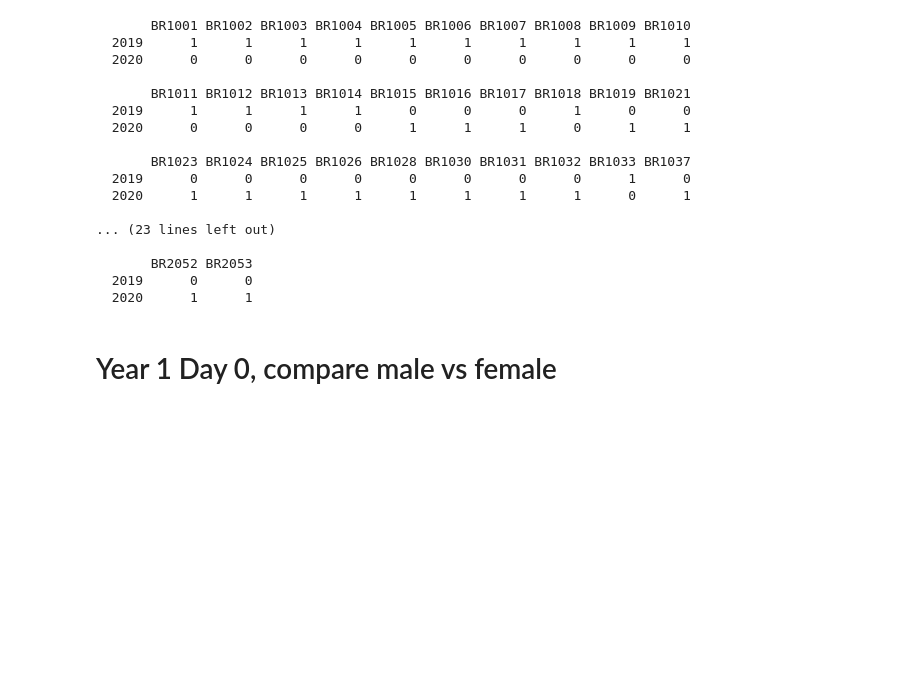
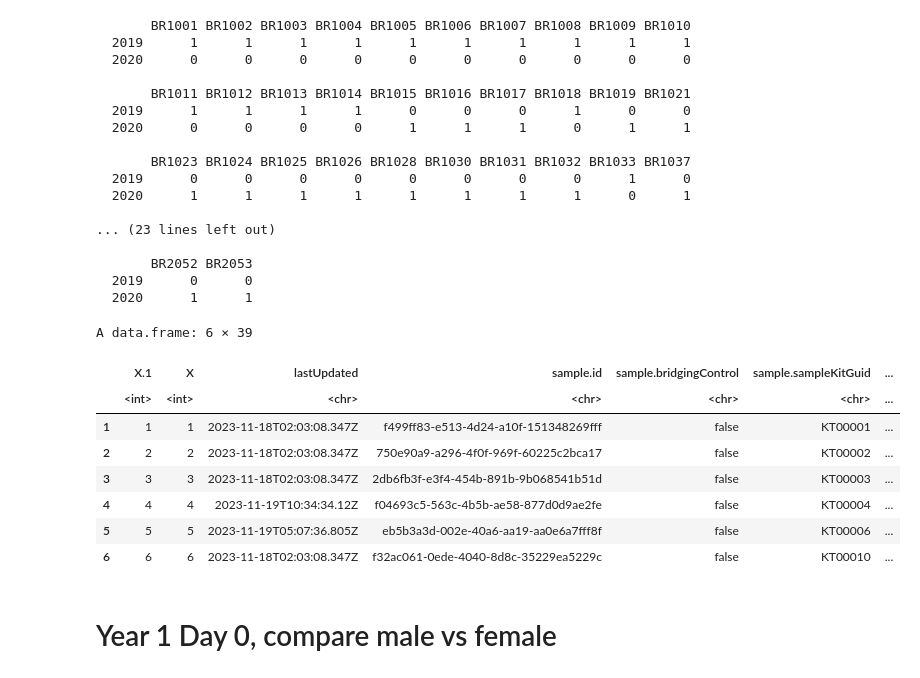
Before and after one commit to aifimmunology/sound-life-scrna-analysis, a Jupyter notebook: Mansi_Notebooks/Mansi_Notebooks/scRNA/DEG_Analysis/MS_Sex_DEG_analysis/01C_Deseq2_group_DEG.ipynb, the cells around one changed output. Drawn from its saved outputs; the diff is of its cells as text; code cells hidden in the pictures; blank space fills up the shorter version.

```diff
--- a/Mansi_Notebooks/Mansi_Notebooks/scRNA/DEG_Analysis/MS_Sex_DEG_analysis/01C_Deseq2_group_DEG.ipynb
+++ b/Mansi_Notebooks/Mansi_Notebooks/scRNA/DEG_Analysis/MS_Sex_DEG_analysis/01C_Deseq2_group_DEG.ipynb
@@ -63,6 +114,22 @@ t(table(meta_data$subject.subjectGuid,meta_data$Flu_Year))
        BR2052 BR2053
   2019      0      0
   2020      1      1
+# %%
+## add an additional column
+meta_data$facet = paste(meta_data$subject.biologicalSex, meta_data$cohort.cohortGuid, sep = "_")
+meta_data$facet_2 <- paste(meta_data$facet, meta_data$CMV.IgG.Serology.Result.Interpretation, sep = "_")
+# %%
+head(meta_data)
+# %% [output]
+A data.frame: 6 × 39
+|  | X.1 | X | lastUpdated | sample.id | sample.bridgingControl | sample.sampleKitGuid | ... |
+|  | <int> | <int> | <chr> | <chr> | <chr> | <chr> | ... |
+| 1 | 1 | 1 | 2023-11-18T02:03:08.347Z | f499ff83-e513-4d24-a10f-151348269fff | false | KT00001 | ... |
+| 2 | 2 | 2 | 2023-11-18T02:03:08.347Z | 750e90a9-a296-4f0f-969f-60225c2bca17 | false | KT00002 | ... |
+| 3 | 3 | 3 | 2023-11-18T02:03:08.347Z | 2db6fb3f-e3f4-454b-891b-9b068541b51d | false | KT00003 | ... |
+| 4 | 4 | 4 | 2023-11-19T10:34:34.12Z | f04693c5-563c-4b5b-ae58-877d0d9ae2fe | false | KT00004 | ... |
+| 5 | 5 | 5 | 2023-11-19T05:07:36.805Z | eb5b3a3d-002e-40a6-aa19-aa0e6a7fff8f | false | KT00006 | ... |
+| 6 | 6 | 6 | 2023-11-18T02:03:08.347Z | f32ac061-0ede-4040-8d8c-35229ea5229c | false | KT00010 | ... |
 # %% [markdown]
 # Year 1 Day 0, compare male vs female
 # %% [markdown]
```
Also changed, not shown: parts of 72 cells of this notebook, 20 other files.
